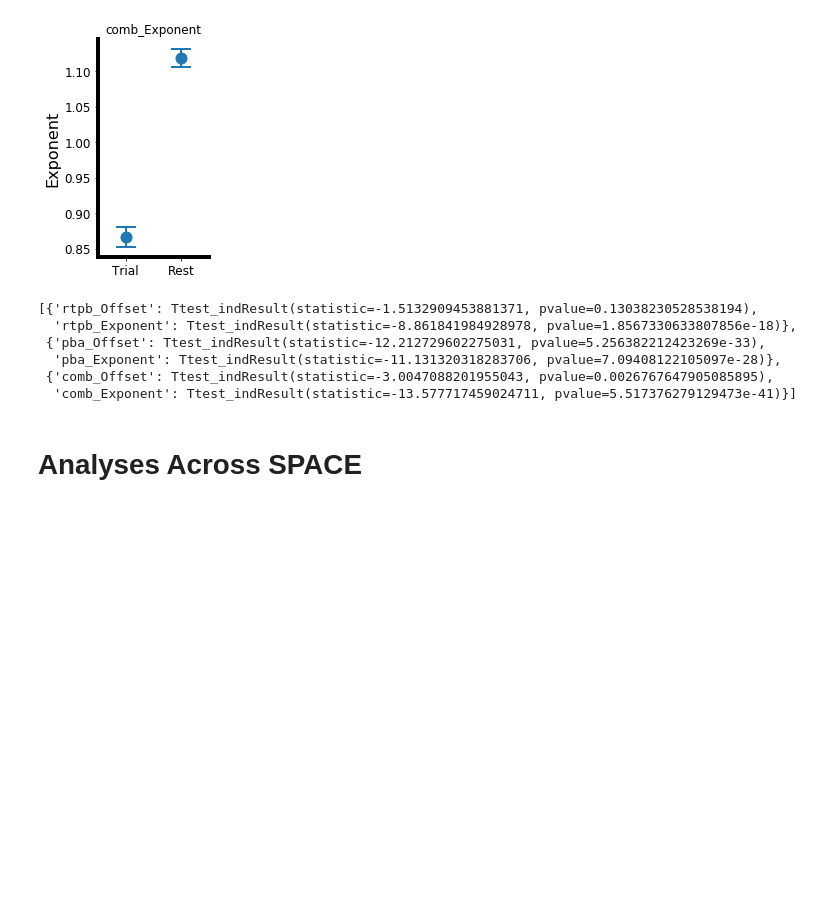
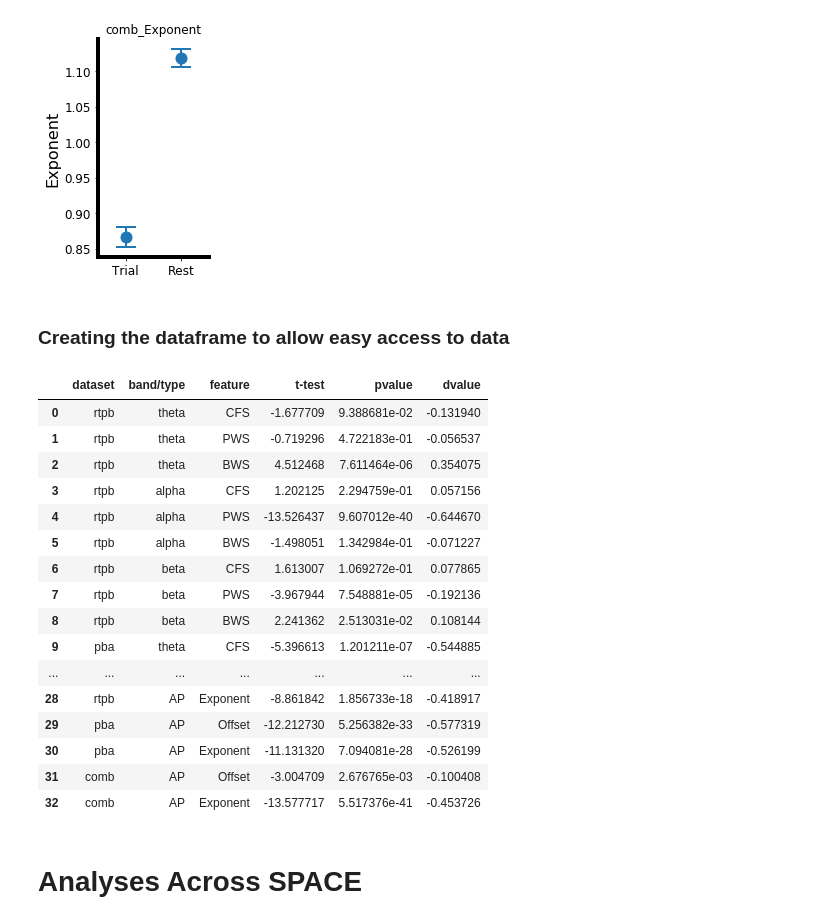
Before and after one commit to voytekresearch/EEGMapping, a Jupyter notebook: local/notebooks/GroupAnalysis.ipynb, the cells around one changed output. Drawn from its saved outputs; the diff is of its cells as text; code cells hidden in the pictures; blank space fills up the shorter version.

Commit message:
added cohen's d and formatted statistical results

```diff
--- a/local/notebooks/GroupAnalysis.ipynb
+++ b/local/notebooks/GroupAnalysis.ipynb
@@ -182,12 +164,3 @@ for label, group in zip(labels, groups_exponents):
 [figure]
 [figure]
 [figure]
-# %%
-corr_dict_exp
-# %% [output]
-[{'rtpb_Offset': Ttest_indResult(statistic=-1.5132909453881371, pvalue=0.13038230528538194),
-  'rtpb_Exponent': Ttest_indResult(statistic=-8.861841984928978, pvalue=1.8567330633807856e-18)},
- {'pba_Offset': Ttest_indResult(statistic=-12.212729602275031, pvalue=5.256382212423269e-33),
-  'pba_Exponent': Ttest_indResult(statistic=-11.131320318283706, pvalue=7.09408122105097e-28)},
- {'comb_Offset': Ttest_indResult(statistic=-3.0047088201955043, pvalue=0.0026767647905085895),
-  'comb_Exponent': Ttest_indResult(statistic=-13.577717459024711, pvalue=5.517376279129473e-41)}]
@@ -194,3 +169,51 @@ corr_dict_exp
+# %% [markdown]
+### Creating the dataframe to allow easy access to data
+# %%
+df_res = pd.DataFrame(columns=['dataset', 'band/type', 'feature', 't-test', 'pvalue', 'dvalue'])
+
+for c_dict in corr_dicts:
+    for key in c_dict.keys():
+        dataset = key.split("_")[0]
+        band = key.split("_")[1]
+        feat = key.split("_")[2]
+
+        ttest = c_dict[key][0][0]
+        pvalue = c_dict[key][0][1]
+        dvalue = c_dict[key][1]
+
+        df_res = df_res.append(pd.Series([dataset, band, feat, ttest, pvalue, dvalue],
+                                index=df_res.columns), ignore_index = True)
+for c_dict in corr_dict_exp:
+    for key in c_dict.keys():
+        dataset = key.split("_")[0]
+        feat = key.split("_")[1]
+
+        ttest = c_dict[key][0][0]
+        pvalue = c_dict[key][0][1]
+        dvalue = c_dict[key][1]
+
+        df_res = df_res.append(pd.Series([dataset, 'AP', feat, ttest, pvalue, dvalue],
+                                index=df_res.columns), ignore_index = True)
+# %%
+df_res
+# %% [output]
+|  | dataset | band/type | feature | t-test | pvalue | dvalue |
+| 0 | rtpb | theta | CFS | -1.677709 | 9.388681e-02 | -0.131940 |
+| 1 | rtpb | theta | PWS | -0.719296 | 4.722183e-01 | -0.056537 |
+| 2 | rtpb | theta | BWS | 4.512468 | 7.611464e-06 | 0.354075 |
+| 3 | rtpb | alpha | CFS | 1.202125 | 2.294759e-01 | 0.057156 |
+| 4 | rtpb | alpha | PWS | -13.526437 | 9.607012e-40 | -0.644670 |
+| 5 | rtpb | alpha | BWS | -1.498051 | 1.342984e-01 | -0.071227 |
+| 6 | rtpb | beta | CFS | 1.613007 | 1.069272e-01 | 0.077865 |
+| 7 | rtpb | beta | PWS | -3.967944 | 7.548881e-05 | -0.192136 |
+| 8 | rtpb | beta | BWS | 2.241362 | 2.513031e-02 | 0.108144 |
+| 9 | pba | theta | CFS | -5.396613 | 1.201211e-07 | -0.544885 |
+| ... | ... | ... | ... | ... | ... | ... |
+| 28 | rtpb | AP | Exponent | -8.861842 | 1.856733e-18 | -0.418917 |
+| 29 | pba | AP | Offset | -12.212730 | 5.256382e-33 | -0.577319 |
+| 30 | pba | AP | Exponent | -11.131320 | 7.094081e-28 | -0.526199 |
+| 31 | comb | AP | Offset | -3.004709 | 2.676765e-03 | -0.100408 |
+| 32 | comb | AP | Exponent | -13.577717 | 5.517376e-41 | -0.453726 |
 # %% [markdown]
 # Analyses Across SPACE
 # %%
```
Also changed, not shown: parts of 3 cells of this notebook, 2 other files.
